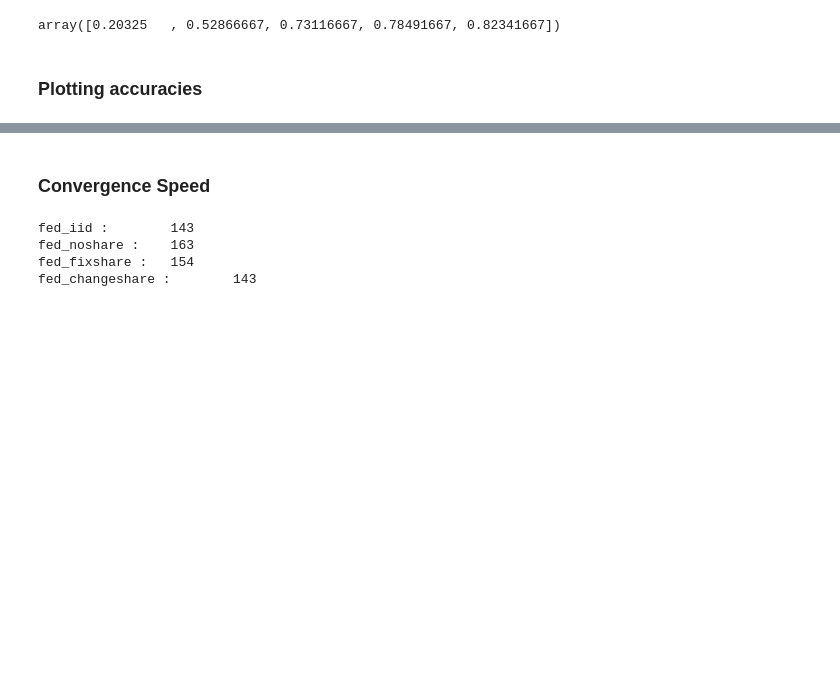
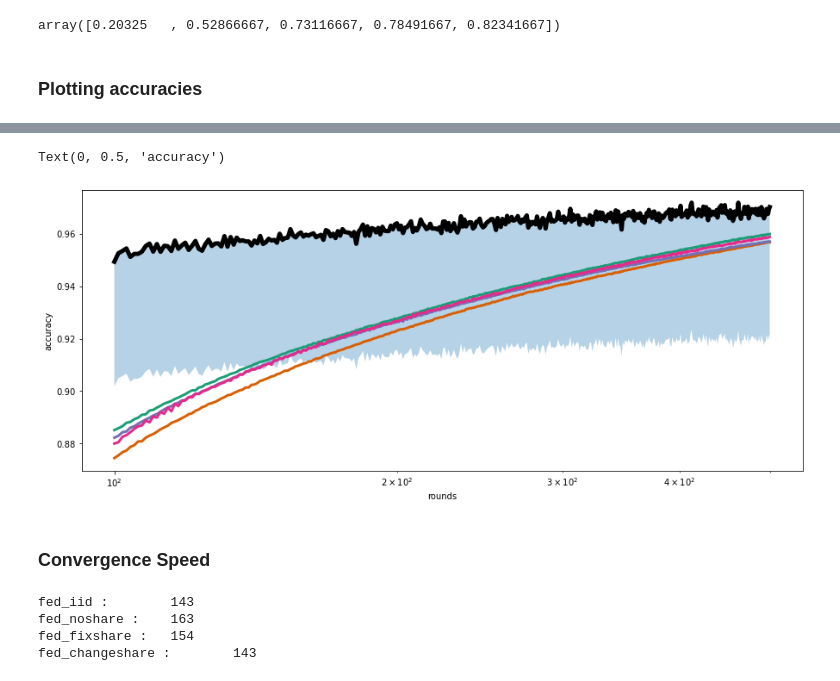
Before and after one commit to alelevente/FeLeSh, a Jupyter notebook: src/3_evaluation/learning_performance.ipynb, the cells around one changed output, grey strips where cells are left out. Cells and saved outputs as stored; diff of their text form; code cells hidden in the pictures; blank space fills up the shorter version.

```diff
--- a/src/3_evaluation/learning_performance.ipynb
+++ b/src/3_evaluation/learning_performance.ipynb
@@ -221,3 +223,22 @@ Text(0.5, 1.0, 'Test accuracy of different methods')
+# %%
+cmap = plt.get_cmap('Dark2')
+
+plt.figure(figsize=[15,6])
+
+plt.plot(np.arange(100, 500), baseline[100:], color="k", label="baseline", linewidth=5)
+plt.fill_between(range(100, 500), baseline[100:]*.95, baseline[100:], alpha=0.33)
+for i, meas in enumerate(fed_measurements):
+    plt.plot(np.arange(100, 500), glob_accuracies[meas][100:], label="avg. of %s"%fed_names[i], color=cmap(i),
+            linewidth=3)
+#plt.legend()
+
+plt.xlabel("rounds")
+plt.xscale("log")
+plt.ylabel("accuracy")
+#plt.title("Validation accuracy of different methods")
+# %% [output]
+Text(0, 0.5, 'accuracy')
+[figure, added]
 # %% [markdown]
 ### **Convergence Speed**
 # %%
```
Also changed, not shown: parts of 2 cells of this notebook, 1 other file.
